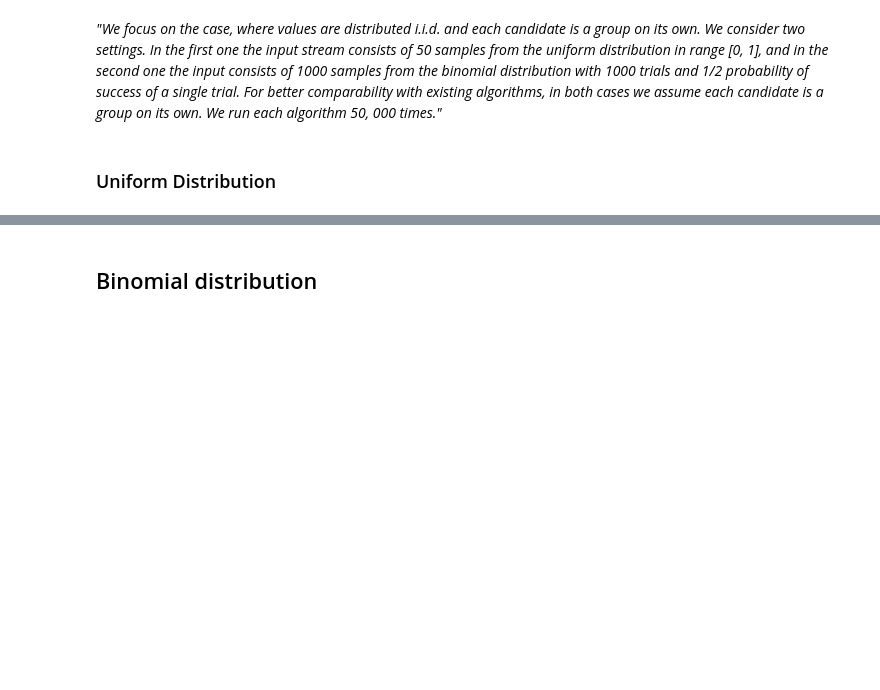
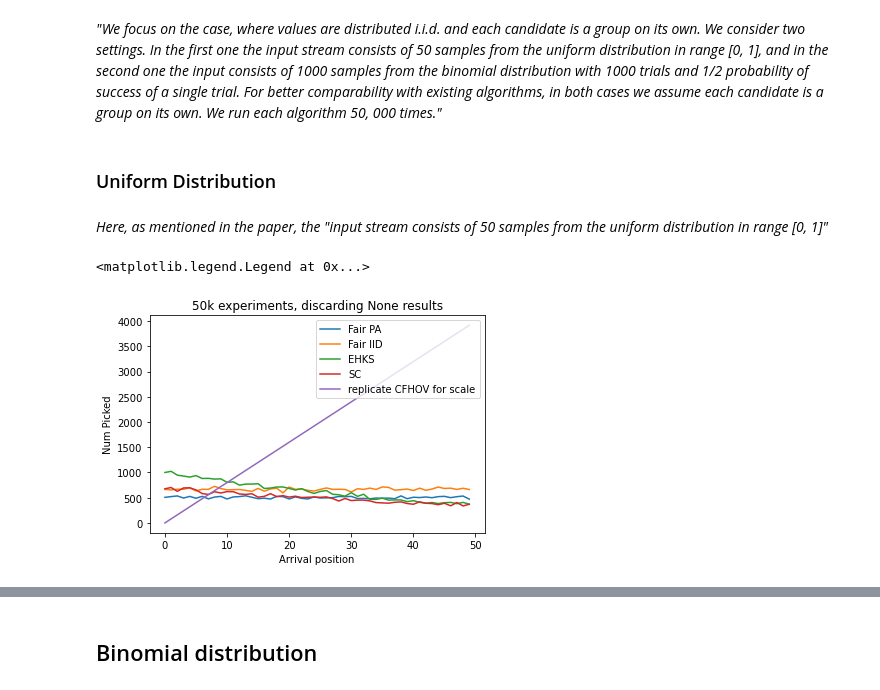
Before and after one commit to pimpraat/FACT-Ai, a Jupyter notebook: python implementation/multicolor_prophet.ipynb, the cells around one changed output, grey strips where cells are left out. Saved outputs shown, nothing was run; the diff lists cells and outputs as text; code cells hidden in the pictures; blank space fills up the shorter version.

```diff
--- a/python implementation/multicolor_prophet.ipynb
+++ b/python implementation/multicolor_prophet.ipynb
@@ -79,3 +69,5 @@ def EHKS_algorithm(Values, distribution_type):
 _"We focus on the case, where values are distributed i.i.d. and each candidate is a group on its own. We consider two settings. In the first one the input stream consists of 50 samples from the uniform distribution in range [0, 1], and in the second one the input consists of 1000 samples from the binomial distribution with 1000 trials and 1/2 probability of success of a single trial. For better comparability with existing algorithms, in both cases we assume each candidate is a group on its own. We run each algorithm 50, 000 times."_
 # %% [markdown]
 ### Uniform Distribution
+# %% [markdown]
+_Here, as mentioned in the paper, the "input stream consists of 50 samples from the uniform distribution in range [0, 1]"_
@@ -81,0 +110,27 @@ _"We focus on the case, where values are distributed i.i.d. and each candidate i
+# %%
+#Plotting the results for 50k experiments
+
+arrivalPositionsChosenFairPA, a = runExperiment(algorithm="FairGeneralProphet", N_experimentReps=50000,
+                                                distribution_type="uniform", n_candidates=50)
+
+arrivalPositionsChosenFairIID, b = runExperiment(algorithm="FairIIDProphet", N_experimentReps=50000,
+                                                distribution_type="uniform", n_candidates=50)
+
+arrivalPositionsChosenSC, c = runExperiment(algorithm="SC", N_experimentReps=50000,
+                                                distribution_type="uniform", n_candidates=50)
+
+arrivalPositionsChosenEHKS, d = runExperiment(algorithm="EHKS", N_experimentReps=50000,
+                                                distribution_type="uniform", n_candidates=50)
+
+plt.plot(range(0,50), arrivalPositionsChosenFairPA, label="Fair PA")
+plt.plot(range(0,50), arrivalPositionsChosenFairIID, label="Fair IID")
+plt.plot(range(0,50), arrivalPositionsChosenEHKS, label="EHKS")
+plt.plot(range(0,50), arrivalPositionsChosenSC, label="SC")
+plt.plot(range(0,50), range(0,4000,80), label="replicate CFHOV for scale")
+plt.title("50k experiments, discarding None results")
+plt.xlabel("Arrival position")
+plt.ylabel("Num Picked")
+plt.legend(loc="upper right")
+# %% [output]
+<matplotlib.legend.Legend at 0x...>
+[figure, added]
```
Also changed, not shown: parts of 11 cells of this notebook, 1 other file.
